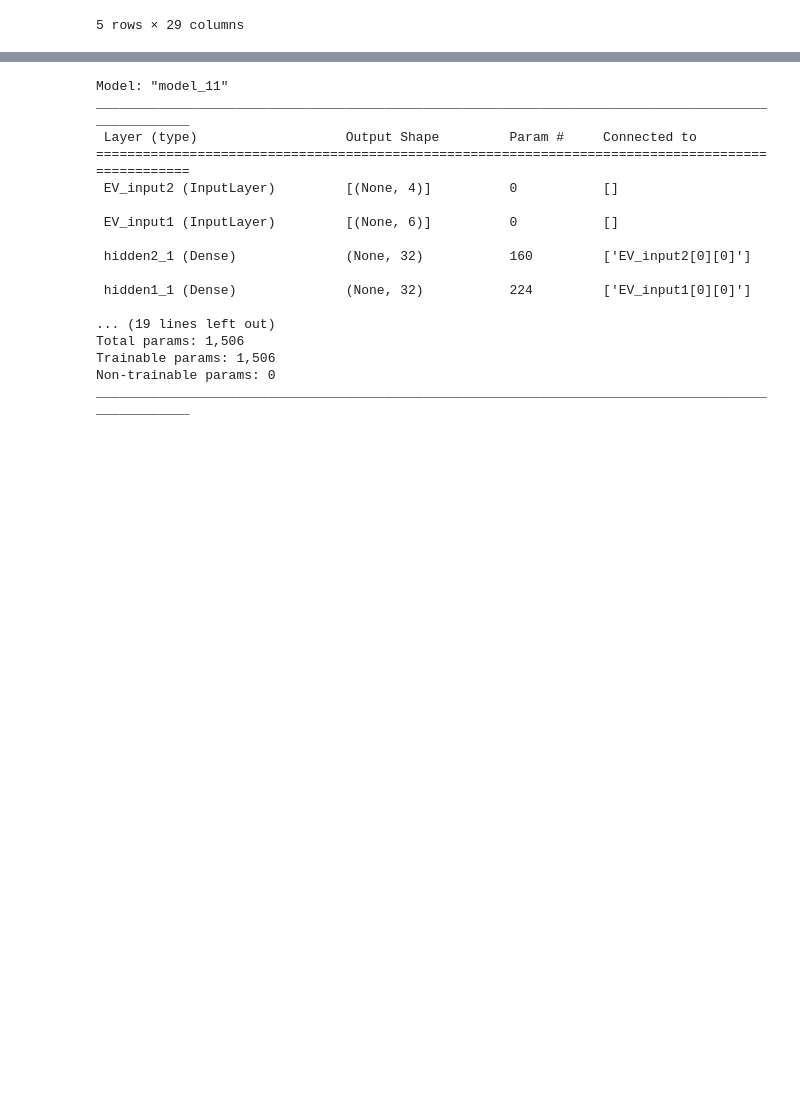
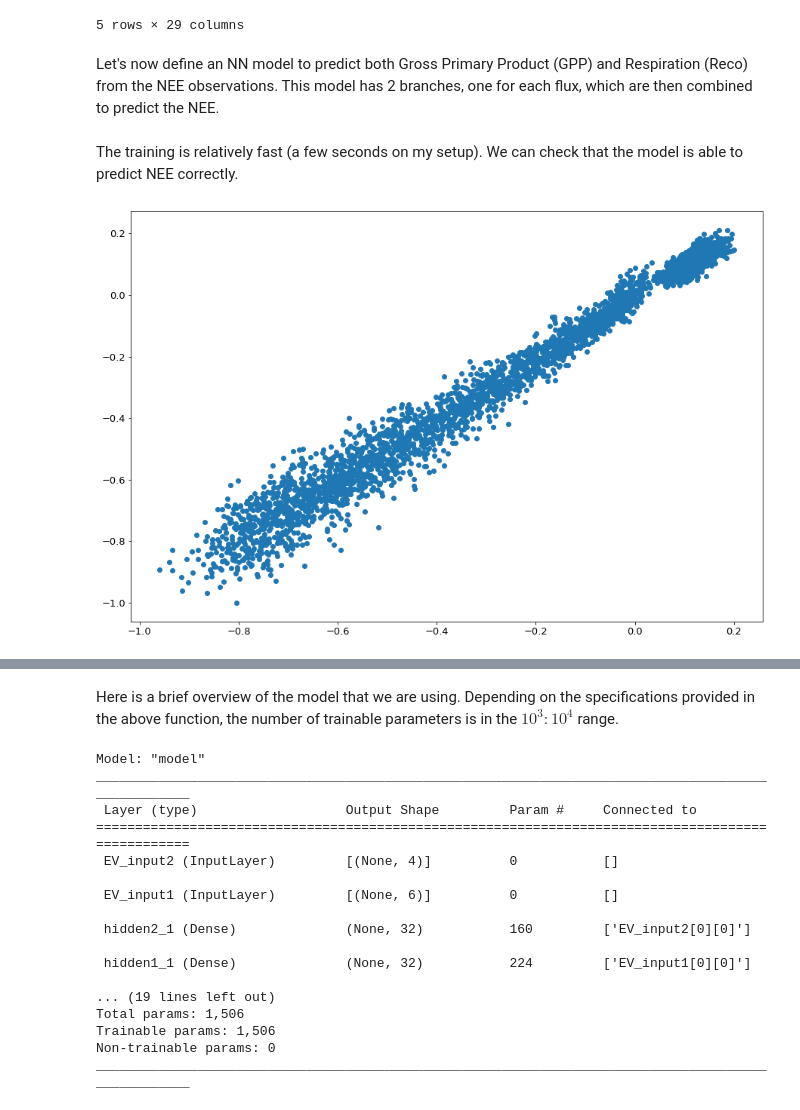
Before and after one commit to PierreTsr/FluxPartitioning, a Jupyter notebook: src/flux_NN.ipynb, the cells around one changed output, grey strips where cells are left out. Cells and saved outputs as stored; diff of their text form; code cells hidden in the pictures; blank space fills up the shorter version.

```diff
--- a/src/flux_NN.ipynb
+++ b/src/flux_NN.ipynb
@@ -1,24 +8,26 @@
 # %%
 from pathlib import Path
-from tqdm import tqdm
-import datetime as dt
 
-import pandas as pd
-from scipy import stats
 import matplotlib.pyplot as plt
 import numpy as np
 import tensorflow as tf
+import tensorflow.keras.backend as K
 from tensorflow import keras
-import tensorflow.keras.backend as K
 from tensorflow.keras.layers import Input, Dense, Lambda
 from tensorflow.keras.models import Model
+from tqdm import tqdm
 
 from HMC import HMC
 from flux_preprocessing import load_dataset
-from flux_utlis import fluxes_SIF_predict_noSIF, get_layer_model
+from flux_utils import get_layer_model, fluxes_SIF_predict_noSIF, count_out_distribution
+from flux_viz import quad_viz
 
 %matplotlib inline
 plt.rcParams["legend.frameon"] = False
 plt.rcParams['savefig.dpi'] = 310
 plt.rcParams['font.size'] = 13
 data_dir = Path("../data")
+
+tf.random.set_seed(0)
+
+hidden_dim = 32
@@ -25,3 +36,3 @@ data_dir = Path("../data")
 # %%
-train, test, EV1_train1, EV2_train1, NEE_train1, label_train, EV1_test1, EV2_test1, NEE_test, label_test, NEE_max_abs = load_dataset(
+train, test, EV1_train1, EV2_train1, NEE_train1, label_train, EV1_test1, EV2_test1, NEE_test1, label_test, NEE_max_abs = load_dataset(
     'NNinput_SCOPE_US_Ha1_1314.csv')
@@ -45,12 +62,14 @@ test.head()
 | 2014-07-30 05:00:00 | 14.2 | 16.48 | 16.98 | 14.19 | 96.101105 | 15.651 | 1.2 | 0.000000 | 0.000000 | 3.955 | ... | ... |
 | 2014-07-30 07:00:00 | 16.9 | 17.26 | 20.07 | 17.89 | 82.498240 | 16.016 | 0.3 | 0.386452 | 0.429911 | 3.955 | ... | ... |
 5 rows × 29 columns
+# %% [markdown]
+Let's now define an NN model to predict both Gross Primary Product (GPP) and Respiration (Reco) from the NEE observations. This model has 2 branches, one for each flux, which are then combined to predict the NEE.
 # %%
 def NN_noSIF(n_neuron, activation1, activation2):
     # GPP
     APAR_input = Input(shape=(1,), dtype='float32', name='APAR_input')
     EV_input1 = Input(shape=(EV1_train1.shape[1],), dtype='float32', name='EV_input1')
-    x = Dense(n_neuron, activation=activation1, name='hidden1_1', kernel_regularizer=tf.keras.regularizers.l1(1e-3))(EV_input1)
+    x = Dense(n_neuron, activation=activation1, name='hidden1_1')(EV_input1)
     # x = Dense(n_neuron, activation=activation2, name='hidden1_2')(x)
     ln_GPP = Dense(1, activation=None, name='ln_GPP')(x)
     GPP_1 = Lambda(lambda x: K.exp(x), name='GPP_1')(ln_GPP)
@@ -58,8 +77,8 @@ def NN_noSIF(n_neuron, activation1, activation2):
 
     # Reco
     EV_input2 = Input(shape=(EV2_train1.shape[1],), dtype='float32', name='EV_input2')
-    x = Dense(n_neuron, activation=activation1, name='hidden2_1', kernel_regularizer=tf.keras.regularizers.l1(1e-3))(EV_input2)
-    x = Dense(n_neuron, activation=activation2, name='hidden2_2', kernel_regularizer=tf.keras.regularizers.l1(1e-3))(x)
+    x = Dense(n_neuron, activation=activation1, name='hidden2_1')(EV_input2)
+    x = Dense(n_neuron, activation=activation2, name='hidden2_2')(x)
     ln_Reco = Dense(1, activation=None, name='ln_Reco')(x)
     Reco = Lambda(lambda x: K.exp(x), name='Reco')(ln_Reco)
 
@@ -72,16 +91,28 @@ def NN_noSIF(n_neuron, activation1, activation2):
     )
 
     return model_NEE
+# %% [markdown]
+The training is relatively fast (a few seconds on my setup). We can check that the model is able to predict NEE correctly.
 # %%
 earlyStopping = keras.callbacks.EarlyStopping(monitor='val_loss', patience=10, verbose=0, mode='auto')
-model_noSIF = NN_noSIF(n_neuron=32, activation1='relu', activation2='relu')
-hist_noSIF = model_noSIF.fit({'APAR_input': label_train, 'EV_input1': EV1_train1, 'EV_input2': EV2_train1},
+model1 = NN_noSIF(n_neuron=hidden_dim, activation1='relu', activation2='relu')
+hist_noSIF = model1.fit({'APAR_input': label_train, 'EV_input1': EV1_train1, 'EV_input2': EV2_train1},
                              NEE_train1,
                              epochs=500,
                              batch_size=64,
                              callbacks=[earlyStopping],
                              validation_split=0.3,
                              verbose=0)
-loss = model_noSIF.evaluate({'APAR_input': label_train, 'EV_input1': EV1_train1, 'EV_input2': EV2_train1}, NEE_train1, verbose=0)
-print("Model initial training loss = {loss:.3e}".format(loss = loss))
+
+pred_train = model1({'APAR_input': label_train, 'EV_input1': EV1_train1, 'EV_input2': EV2_train1})
+plt.figure(figsize=(15,10))
+plt.scatter(pred_train, NEE_train1)
+plt.show()
+train_loss = model1.loss(pred_train, NEE_train1)
+
+pred_test = model1({'APAR_input': label_test, 'EV_input1': EV1_test1, 'EV_input2': EV2_test1})
+test_loss = model1.loss(pred_test, NEE_test1)
+
+print("Model initial training loss = {train_loss:.3e} and testing loss = {test_loss:.3e}".format(train_loss = train_loss, test_loss=test_loss))
 # %% [output]
+[figure, added]
@@ -89,7 +120,9 @@ Model initial training loss = 4.254e-03
+# %% [markdown]
+Here is a brief overview of the model that we are using. Depending on the specifications provided in the above function, the number  of trainable parameters is in the $10^3:10^4$ range.
 # %%
-model_noSIF.summary()
+model1.summary()
 # %% [output]
-Model: "model_11"
+Model: "model"
 __________________________________________________________________________________________________
  Layer (type)                   Output Shape         Param #     Connected to
 ==================================================================================================
```
Also changed, not shown: parts of 45 cells of this notebook, 2 other files.
